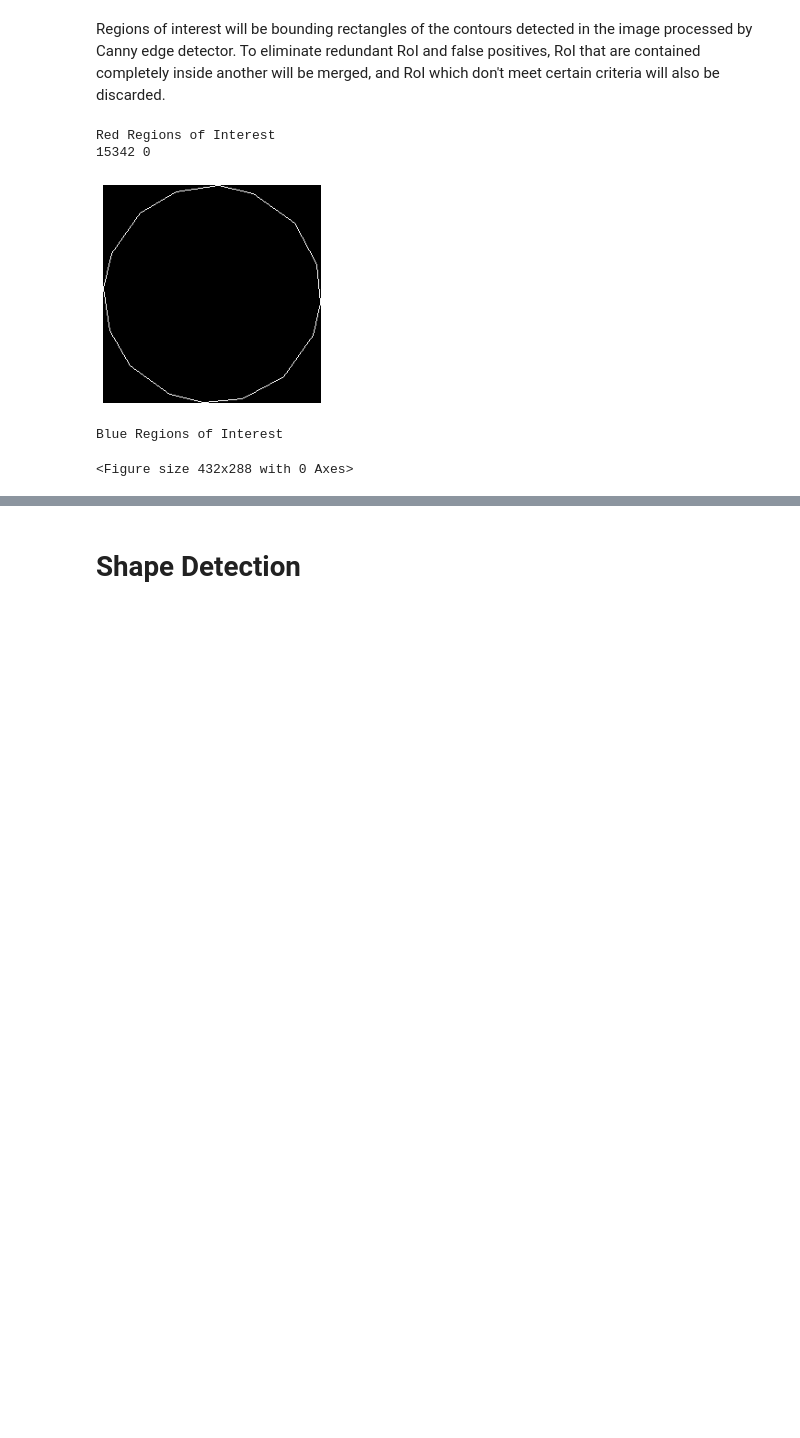
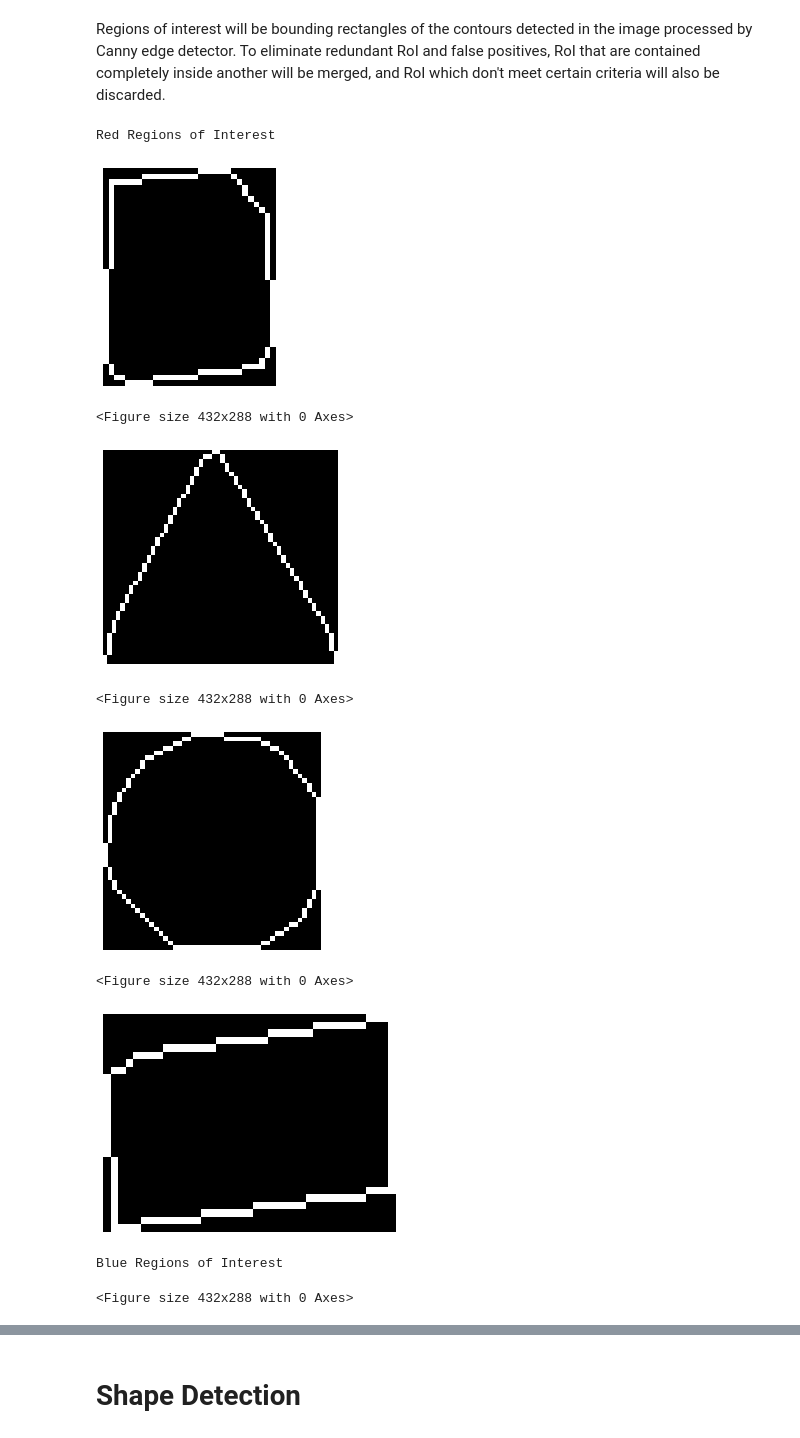
Before and after one commit to Telmooo/traffic-signifier, a Jupyter notebook: traffic_signifier.ipynb, the cells around one changed output, grey strips where cells are left out. Saved outputs shown, nothing was run; the diff lists cells and outputs as text; code cells hidden in the pictures; blank space fills up the shorter version.

Commit message:
Improved RoI extraction by filtering unwanted regions

```diff
--- a/traffic_signifier.ipynb
+++ b/traffic_signifier.ipynb
@@ -32,9 +32,8 @@ def display_gray_image(gray_image, show=True):
 # %% [markdown]
 # Original Image
 # %%
-selected_image = 102
-# src_image = cv.imread(f"{DATA_DIR}/road{selected_image}.png")
-src_image = cv.imread(f"data/signs/prohibitory/prohibited-action-speed.png")
+selected_image = 561
+src_image = cv.imread(f"{DATA_DIR}/road{selected_image}.png")
 
 fig, ax = display_bgr_image(src_image)
 plt.clf();
@@ -157,7 +156,7 @@ def segment_reds(bgr_image):
     segmented_image = cv.bitwise_and(bgr_image, bgr_image, mask=mask)
 
     # Binarize
-    BIN_THRESHOLD = 0.75
+    BIN_THRESHOLD = 0.50
 
     gray_image = cv.cvtColor(segmented_image, cv.COLOR_BGR2GRAY)
 
@@ -179,8 +178,8 @@ def segment_blues(bgr_image):
     hsv_image = cv.cvtColor(bgr_image, cv.COLOR_BGR2HSV)
 
     # Blue zones
-    lowerbound = np.array([100, 40, 100])
-    upperbound = np.array([120, 255, 255])
+    lowerbound = np.array([100, 40, 70])
+    upperbound = np.array([140, 255, 255])
 
     mask = cv.inRange(hsv_image, lowerbound, upperbound)
 
@@ -188,13 +187,12 @@ def segment_blues(bgr_image):
     segmented_image = cv.bitwise_and(bgr_image, bgr_image, mask=mask)
 
     # Binarize
-    BIN_THRESHOLD = 0.75
+    BIN_THRESHOLD = 0.50
 
     gray_image = cv.cvtColor(segmented_image, cv.COLOR_BGR2GRAY)
 
     threshold = int(255 * BIN_THRESHOLD)
     ret_thresh, segmented_image = cv.threshold(gray_image, threshold, 255, cv.THRESH_BINARY + cv.THRESH_OTSU)
-
     return segmented_image
 
 blue_segmented_image = segment_blues(processed_image)
@@ -275,7 +273,7 @@ def mergeROI(rois):
     return sorted_rois
 
 
-def extractROI(edge_image, red_image, blue_image):
+def extractROI(edge_image, red_image, blue_image, roi_type):
     contours, hierarchy = cv.findContours(edge_image, cv.RETR_EXTERNAL, cv.CHAIN_APPROX_NONE)
 
     # Apply convex hulls to close off shapes
@@ -288,49 +286,85 @@ def extractROI(edge_image, red_image, blue_image):
 
     rois = mergeROI(rois)
 
+    i = 0
+    while True:
+        if i >= len(rois):
+            break
 
-    for i in range(len(rois)):
         (x, y, w, h), contours = rois[i]
+        roi_size = w * h
+
+        SIZE_THRESHOLD = 20 * 20
+        if roi_size < SIZE_THRESHOLD:
+            rois.pop(i)
+            continue
+
+        ASPECT_RATIO_MIN = 0.6
+        ASPECT_RATIO_MAX = 1.4
+        aspect_ratio = float(w) / h
+        if aspect_ratio < ASPECT_RATIO_MIN or aspect_ratio > ASPECT_RATIO_MAX:
+            rois.pop(i)
+            continue
+
         blue_pixels = 0
         red_pixels = 0
         for xi in range(x, x+w):
             for yi in range(y, y+h):
                 if cv.pointPolygonTest(contours, (xi, yi), measureDist=False) >= 0:
                     if red_image[yi, xi] > 127:
                         red_pixels += 1
                     if blue_image[yi, xi] > 127:
                         blue_pixels += 1
 
+        blue_ratio = blue_pixels / roi_size
+        red_ratio = red_pixels / roi_size
+        red_blue_ratio = red_pixels / (blue_pixels + 1e-4)
+
+        if roi_type == "red":
+            if red_ratio < 0.10:
+                rois.pop(i)
+                continue
+        elif roi_type == "blue":
+            if blue_ratio < 0.55:
+                rois.pop(i)
+                continue
+
         rois[i] = ((x, y, w, h), contours, red_pixels, blue_pixels)
+
+        i += 1
     return rois
 
-red_roi = extractROI(red_edges, red_image=red_segmented_image, blue_image=blue_segmented_image)
+red_roi = extractROI(red_edges, red_image=red_segmented_image, blue_image=blue_segmented_image, roi_type="red")
 
-blue_roi = extractROI(blue_edges, red_image=red_segmented_image, blue_image=blue_segmented_image)
+blue_roi = extractROI(blue_edges, red_image=red_segmented_image, blue_image=blue_segmented_image, roi_type="blue")
 
 print("Red Regions of Interest")
 for roi in red_roi:
     (x, y, w, h), contours, red_pixels, blue_pixels = roi
     region = np.zeros_like(red_edges[y:y+h, x:x+w])
-    print(red_pixels, blue_pixels)
     cv.drawContours(region, [contours], 0, color=(255), offset=(-x, -y))
     fig, ax = display_gray_image(region)
     plt.clf();
 
 print("Blue Regions of Interest")
 for roi in blue_roi:
     (x, y, w, h), contours, red_pixels, blue_pixels = roi
     region = np.zeros_like(blue_edges[y:y+h, x:x+w])
-    for x0 in range(x, x+w):
-        for y0 in range(y, y+h):
-            if cv.pointPolygonTest(contours, (x0, y0), measureDist=False) >= 0:
-                region[y0-y, x0-x] = 255
+    # for x0 in range(x, x+w):
+    #     for y0 in range(y, y+h):
+    #         if cv.pointPolygonTest(contours, (x0, y0), measureDist=False) >= 0:
+    #             region[y0-y, x0-x] = 255
     cv.drawContours(region, [contours], 0, color=(255), offset=(-x, -y))
     fig, ax = display_gray_image(region)
     plt.clf();
 # %% [output]
 Red Regions of Interest
-15342 0
-[figure, old version]
+[figure, new version]
-Blue Regions of Interest
+<Figure size 432x288 with 0 Axes>
+[figure, added]
 <Figure size 432x288 with 0 Axes>
+[figure, added]
+<Figure size 432x288 with 0 Axes>
+[figure, added]
+Blue Regions of Interest
+<Figure size 432x288 with 0 Axes>
```
Also changed, not shown: parts of 12 cells of this notebook.
